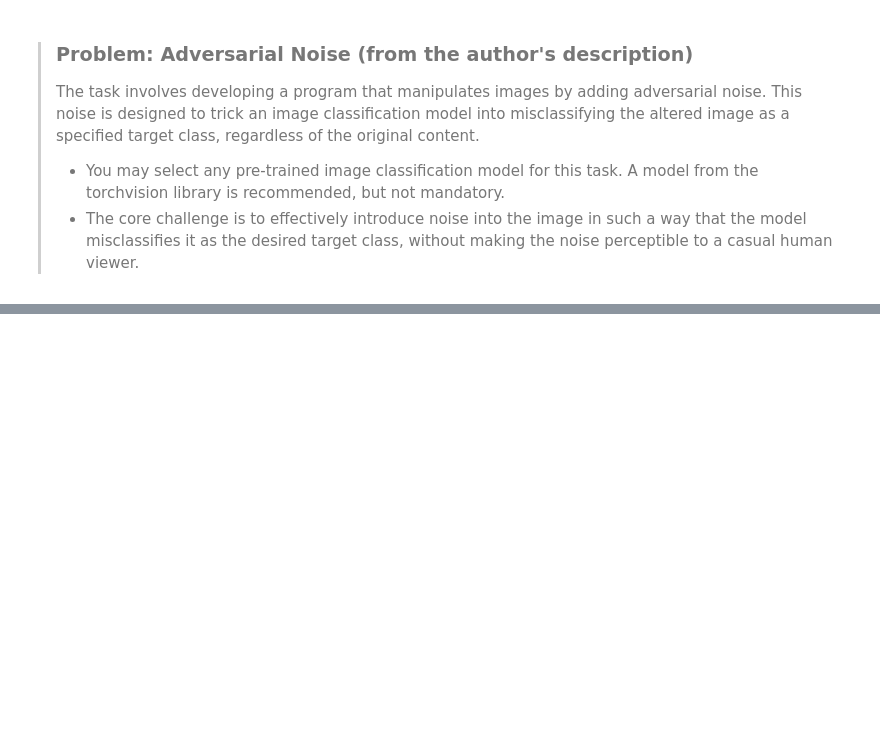
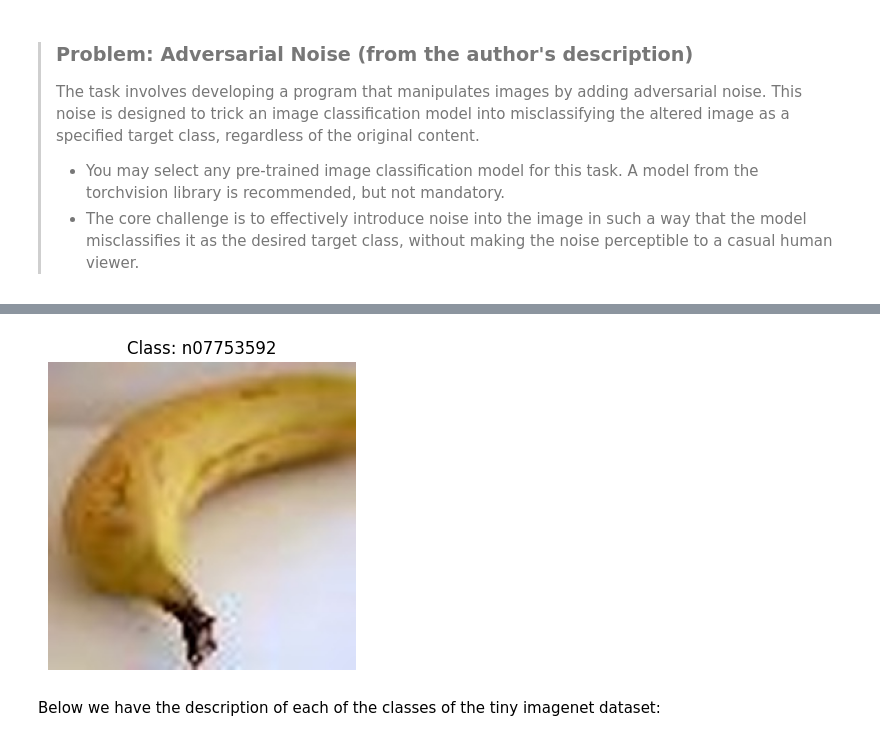
Before and after one commit to dcuoliveira/leap-challenge, a Jupyter notebook: src/solution.ipynb, the cells around one changed output, grey strips where cells are left out. Drawn from its saved outputs; the diff is of its cells as text; code cells hidden in the pictures; blank space fills up the shorter version.

```diff
--- a/src/solution.ipynb
+++ b/src/solution.ipynb
@@ -28,40 +42,35 @@ The dataset used in this challenge is the [CIFAR-10](https://www.cs.toronto.edu/
 # %%
 import os
-import pickle
-import numpy as np
+import random
+from PIL import Image
 import matplotlib.pyplot as plt
 
-# Path to your CIFAR-10 data
-data_path = os.path.join(os.getcwd(), "data", "inputs", "cifar-10-batches-py")
+# --- Path to Tiny ImageNet 224 ---
+data_path = os.path.join(os.getcwd(), "data", "inputs", "tiny-224")
 
-# Function to load a single batch
-def load_cifar_batch(filename):
-    with open(filename, 'rb') as f:
-        batch = pickle.load(f, encoding='bytes')
-        data = batch[b'data']
-        labels = batch[b'labels']
-        # Reshape to (num_images, 3, 32, 32)
-        data = data.reshape(-1, 3, 32, 32)
-        return data, labels
+# --- Train folder ---
+train_path = os.path.join(data_path, "train")
 
-# Load the first batch
-X_batch, y_batch = load_cifar_batch(f"{data_path}/data_batch_1")
+# --- Get all class directories ---
+classes = [d for d in os.listdir(train_path) if os.path.isdir(os.path.join(train_path, d))]
 
-# Load label names
-with open(f"{data_path}/batches.meta", 'rb') as f:
-    label_names = pickle.load(f, encoding='bytes')[b'label_names']
-    label_names = [name.decode('utf-8') for name in label_names]
+# --- Pick a random class and a random image ---
+random.seed(19940202)
+random_class = random.choice(classes)
+images_dir = os.path.join(train_path, random_class, "images")  # folder structure: train/WNID/images
+image_files = os.listdir(images_dir)
+random_image_file = random.choice(image_files)
+image_path = os.path.join(images_dir, random_image_file)
 
-# Pick a random image index
-idx = np.random.randint(0, len(X_batch))
-img = X_batch[idx]
-label = label_names[y_batch[idx]]
+# --- Load and display the image ---
+img = Image.open(image_path).convert("RGB")
 
-# Transpose image to (32, 32, 3) for plotting
-img = np.transpose(img, (1, 2, 0))
-
-# Plot the image
+plt.figure(figsize=(4, 4))
 plt.imshow(img)
-plt.title(f"Label: {label}")
+plt.title(f"Class: {random_class}")
 plt.axis('off')
 plt.show()
+# %% [output]
+[figure, added]
+# %% [markdown]
+Below we have the description of each of the classes of the tiny imagenet dataset:
```
Also changed, not shown: parts of 11 cells of this notebook, 5 other files.
